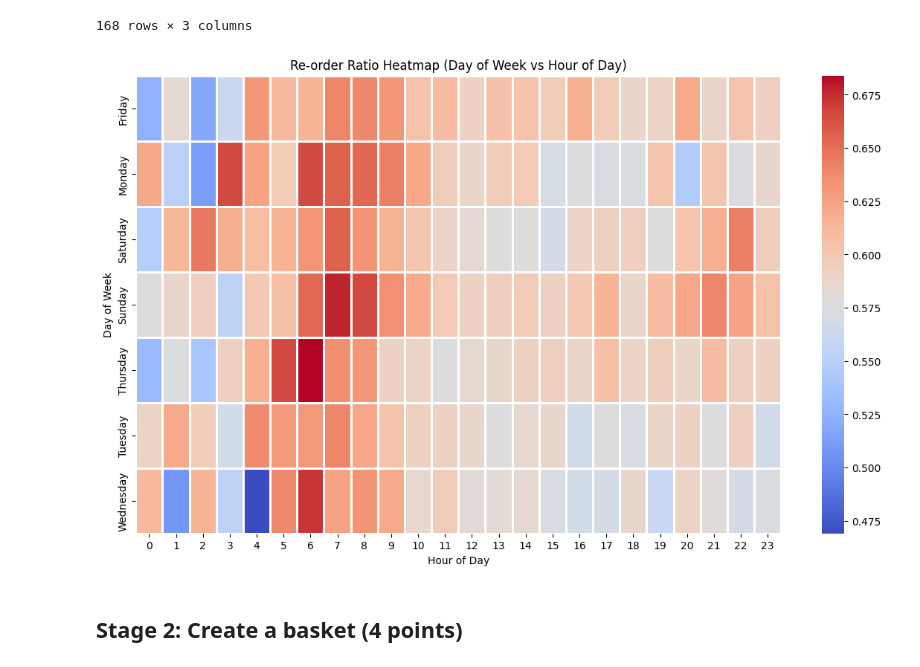
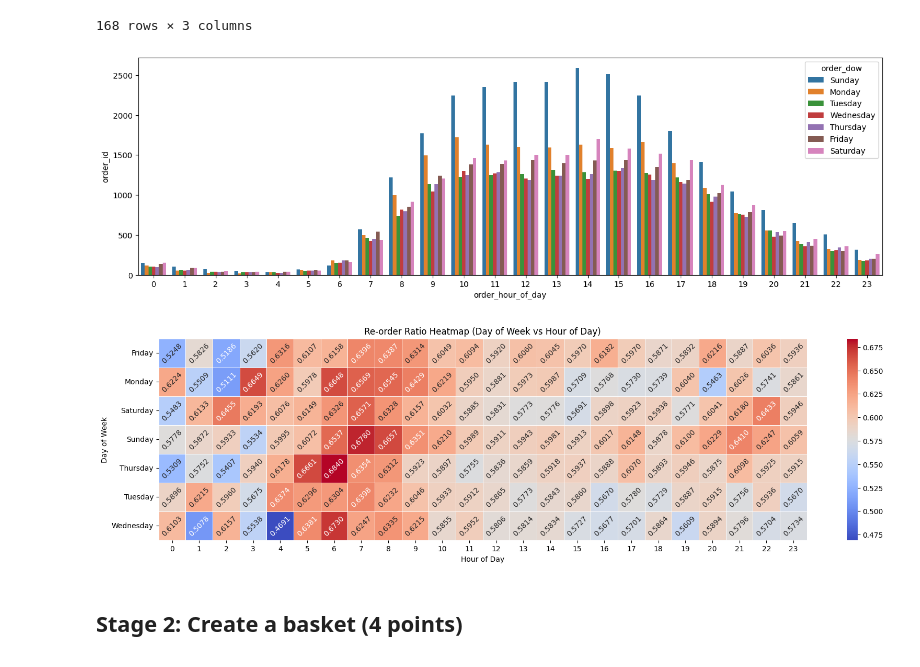
Before and after one commit to surabhi13gupta/CDS, a Jupyter notebook: Module 8/MP1/Market_Basket_Analysis.ipynb, the cells around one changed output. Drawn from its saved outputs; the diff is of its cells as text; code cells hidden in the pictures.

```diff
--- a/Module 8/MP1/Market_Basket_Analysis.ipynb
+++ b/Module 8/MP1/Market_Basket_Analysis.ipynb
@@ -320,19 +329,30 @@ reorder_heatmap_data
 | 166 | Saturday | 22 | 0.643312 |
 | 167 | Saturday | 23 | 0.594640 |
 168 rows × 3 columns
+# %%
+plt.figure(figsize=(17, 5))
+order_dow_hour_df = combined_table.groupby(['order_dow', 'order_hour_of_day'])['order_id'].nunique().reset_index()
+
+day_names = ['Sunday', 'Monday', 'Tuesday', 'Wednesday', 'Thursday', 'Friday', 'Saturday']
+order_dow_hour_df.order_dow = [day_names[i] for i in order_dow_hour_df.order_dow]
+
+sns.barplot(x='order_hour_of_day', y='order_id', hue='order_dow', data=order_dow_hour_df, palette=sns.color_palette())
+plt.show()
+# %% [output]
+[figure, added]
 # %%
 # Pivot the data to create a matrix suitable for a heatmap
 heatmap_pivot = reorder_heatmap_data.pivot(index='order_dow', columns='order_hour_of_day', values='reordered')
 
 # Plot the heatmap
-plt.figure(figsize=(14, 8))
-sns.heatmap(heatmap_pivot, cmap='coolwarm', linewidths=1)
+plt.figure(figsize=(20, 5))
+sns.heatmap(heatmap_pivot, cmap='coolwarm', linewidths=1, annot=True, fmt=".4f", linewidth=.5, annot_kws={"size": 10, "rotation": 45})
 plt.title('Re-order Ratio Heatmap (Day of Week vs Hour of Day)')
 plt.xlabel('Hour of Day')
 plt.ylabel('Day of Week')
 plt.show()
 # %% [output]
-[figure, old version]
+[figure, new version]
 # %% [markdown]
 ## **Stage 2:** Create a basket (4 points)
 # %% [markdown]
```
Also changed, not shown: parts of 13 cells of this notebook.
